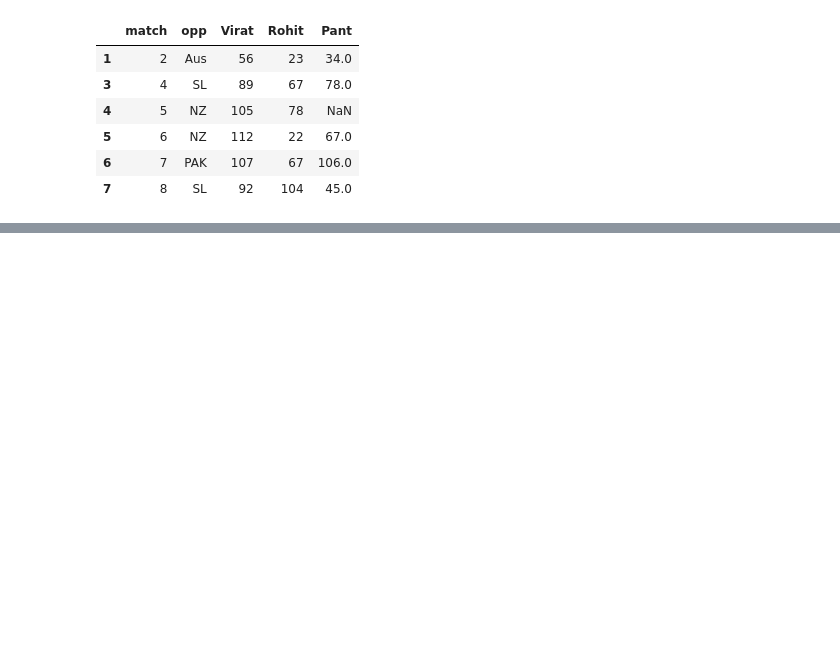
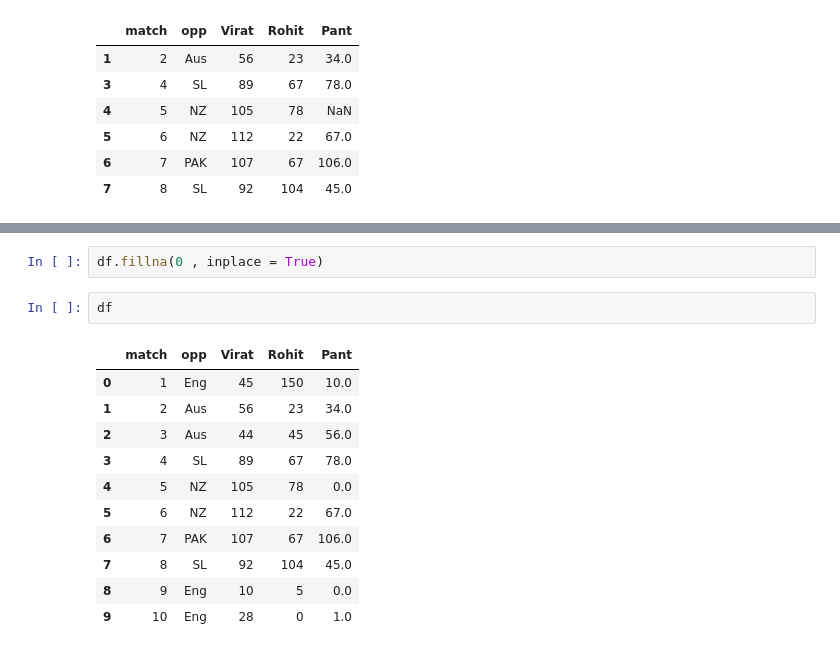
Before and after one commit to Sahil4UI/ML_April_2021_9_30, a Jupyter notebook: Data Analysis/Pandas.ipynb, the cells around one changed output, grey strips where cells are left out. Saved outputs shown, nothing was run; the diff lists cells and outputs as text; blank space fills up the shorter version.

```diff
--- a/Data Analysis/Pandas.ipynb
+++ b/Data Analysis/Pandas.ipynb
@@ -172,0 +257,16 @@ df[df["Virat"] >= 50]
+# %%
+df.fillna(0 , inplace = True)
+# %%
+df
+# %% [output]
+|  | match | opp | Virat | Rohit | Pant |
+| 0 | 1 | Eng | 45 | 150 | 10.0 |
+| 1 | 2 | Aus | 56 | 23 | 34.0 |
+| 2 | 3 | Aus | 44 | 45 | 56.0 |
+| 3 | 4 | SL | 89 | 67 | 78.0 |
+| 4 | 5 | NZ | 105 | 78 | 0.0 |
+| 5 | 6 | NZ | 112 | 22 | 67.0 |
+| 6 | 7 | PAK | 107 | 67 | 106.0 |
+| 7 | 8 | SL | 92 | 104 | 45.0 |
+| 8 | 9 | Eng | 10 | 5 | 0.0 |
+| 9 | 10 | Eng | 28 | 0 | 1.0 |
```
Also changed, not shown: parts of 11 cells of this notebook, 5 other files.
